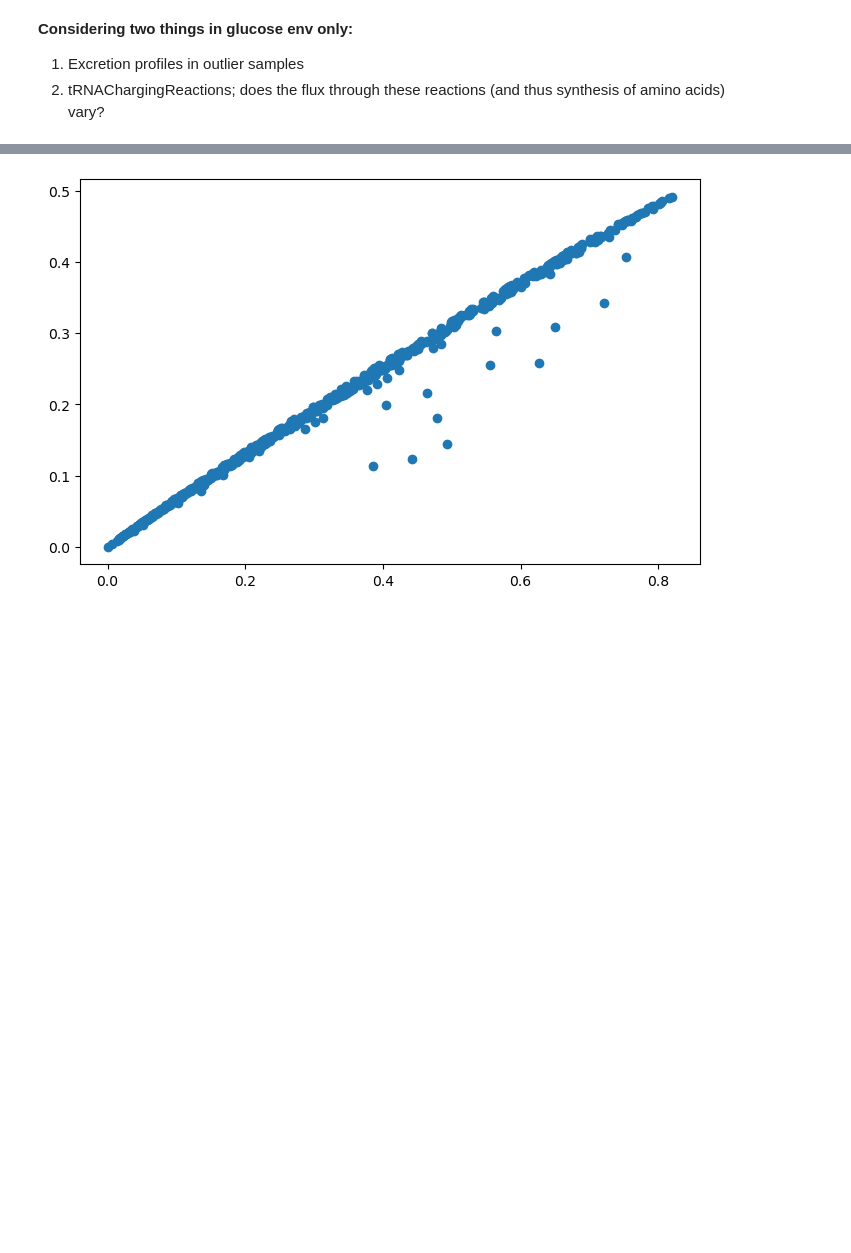
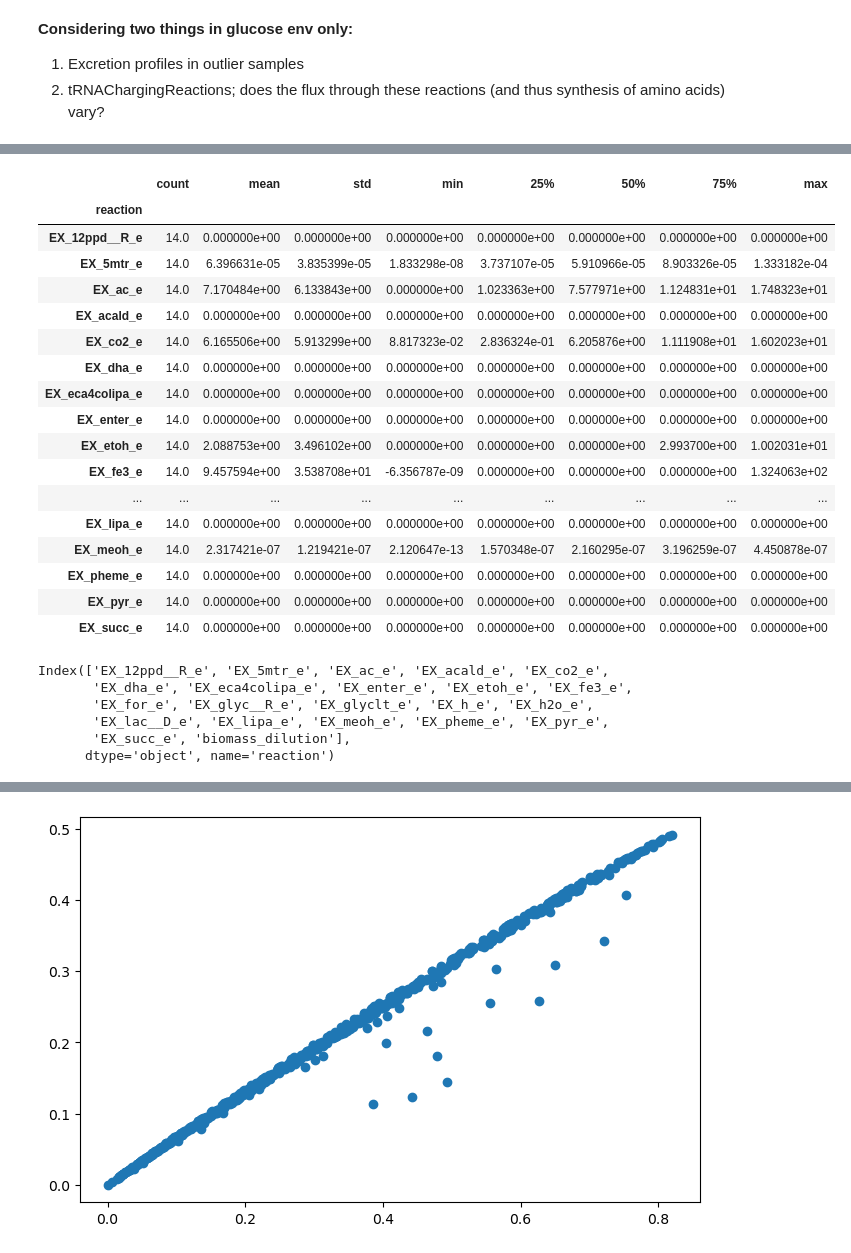
Before and after one commit to celasa/biomass_thesis, a Jupyter notebook: notebooks/final_analyses.ipynb, the cells around one changed output, grey strips where cells are left out. Saved outputs shown, nothing was run; the diff lists cells and outputs as text; code cells hidden in the pictures; blank space fills up the shorter version.

```diff
--- a/notebooks/final_analyses.ipynb
+++ b/notebooks/final_analyses.ipynb
@@ -24,0 +78,21 @@ glc_flux = pd.read_pickle('/triumvirate/home/celinaha/LO_sampling/optimal_runs/o
+# %%
+sec_outliers.describe().T
+# %% [output]
+|  | count | mean | std | min | 25% | 50% | 75% | max |
+| reaction |  |  |  |  |  |  |  |  |
+| EX_12ppd__R_e | 14.0 | 0.000000e+00 | 0.000000e+00 | 0.000000e+00 | 0.000000e+00 | 0.000000e+00 | 0.000000e+00 | 0.000000e+00 |
+| EX_5mtr_e | 14.0 | 6.396631e-05 | 3.835399e-05 | 1.833298e-08 | 3.737107e-05 | 5.910966e-05 | 8.903326e-05 | 1.333182e-04 |
+| EX_ac_e | 14.0 | 7.170484e+00 | 6.133843e+00 | 0.000000e+00 | 1.023363e+00 | 7.577971e+00 | 1.124831e+01 | 1.748323e+01 |
+| EX_acald_e | 14.0 | 0.000000e+00 | 0.000000e+00 | 0.000000e+00 | 0.000000e+00 | 0.000000e+00 | 0.000000e+00 | 0.000000e+00 |
+| EX_co2_e | 14.0 | 6.165506e+00 | 5.913299e+00 | 8.817323e-02 | 2.836324e-01 | 6.205876e+00 | 1.111908e+01 | 1.602023e+01 |
+| EX_dha_e | 14.0 | 0.000000e+00 | 0.000000e+00 | 0.000000e+00 | 0.000000e+00 | 0.000000e+00 | 0.000000e+00 | 0.000000e+00 |
+| EX_eca4colipa_e | 14.0 | 0.000000e+00 | 0.000000e+00 | 0.000000e+00 | 0.000000e+00 | 0.000000e+00 | 0.000000e+00 | 0.000000e+00 |
+| EX_enter_e | 14.0 | 0.000000e+00 | 0.000000e+00 | 0.000000e+00 | 0.000000e+00 | 0.000000e+00 | 0.000000e+00 | 0.000000e+00 |
+| EX_etoh_e | 14.0 | 2.088753e+00 | 3.496102e+00 | 0.000000e+00 | 0.000000e+00 | 0.000000e+00 | 2.993700e+00 | 1.002031e+01 |
+| EX_fe3_e | 14.0 | 9.457594e+00 | 3.538708e+01 | -6.356787e-09 | 0.000000e+00 | 0.000000e+00 | 0.000000e+00 | 1.324063e+02 |
+| ... | ... | ... | ... | ... | ... | ... | ... | ... |
+| EX_lipa_e | 14.0 | 0.000000e+00 | 0.000000e+00 | 0.000000e+00 | 0.000000e+00 | 0.000000e+00 | 0.000000e+00 | 0.000000e+00 |
+| EX_meoh_e | 14.0 | 2.317421e-07 | 1.219421e-07 | 2.120647e-13 | 1.570348e-07 | 2.160295e-07 | 3.196259e-07 | 4.450878e-07 |
+| EX_pheme_e | 14.0 | 0.000000e+00 | 0.000000e+00 | 0.000000e+00 | 0.000000e+00 | 0.000000e+00 | 0.000000e+00 | 0.000000e+00 |
+| EX_pyr_e | 14.0 | 0.000000e+00 | 0.000000e+00 | 0.000000e+00 | 0.000000e+00 | 0.000000e+00 | 0.000000e+00 | 0.000000e+00 |
+| EX_succ_e | 14.0 | 0.000000e+00 | 0.000000e+00 | 0.000000e+00 | 0.000000e+00 | 0.000000e+00 | 0.000000e+00 | 0.000000e+00 |
@@ -24,0 +103,9 @@ glc_flux = pd.read_pickle('/triumvirate/home/celinaha/LO_sampling/optimal_runs/o
+# %%
+sec.columns
+# %% [output]
+Index(['EX_12ppd__R_e', 'EX_5mtr_e', 'EX_ac_e', 'EX_acald_e', 'EX_co2_e',
+       'EX_dha_e', 'EX_eca4colipa_e', 'EX_enter_e', 'EX_etoh_e', 'EX_fe3_e',
+       'EX_for_e', 'EX_glyc__R_e', 'EX_glyclt_e', 'EX_h_e', 'EX_h2o_e',
+       'EX_lac__D_e', 'EX_lipa_e', 'EX_meoh_e', 'EX_pheme_e', 'EX_pyr_e',
+       'EX_succ_e', 'biomass_dilution'],
+      dtype='object', name='reaction')
```
Also changed, not shown: parts of 35 cells of this notebook, 1 other file.
